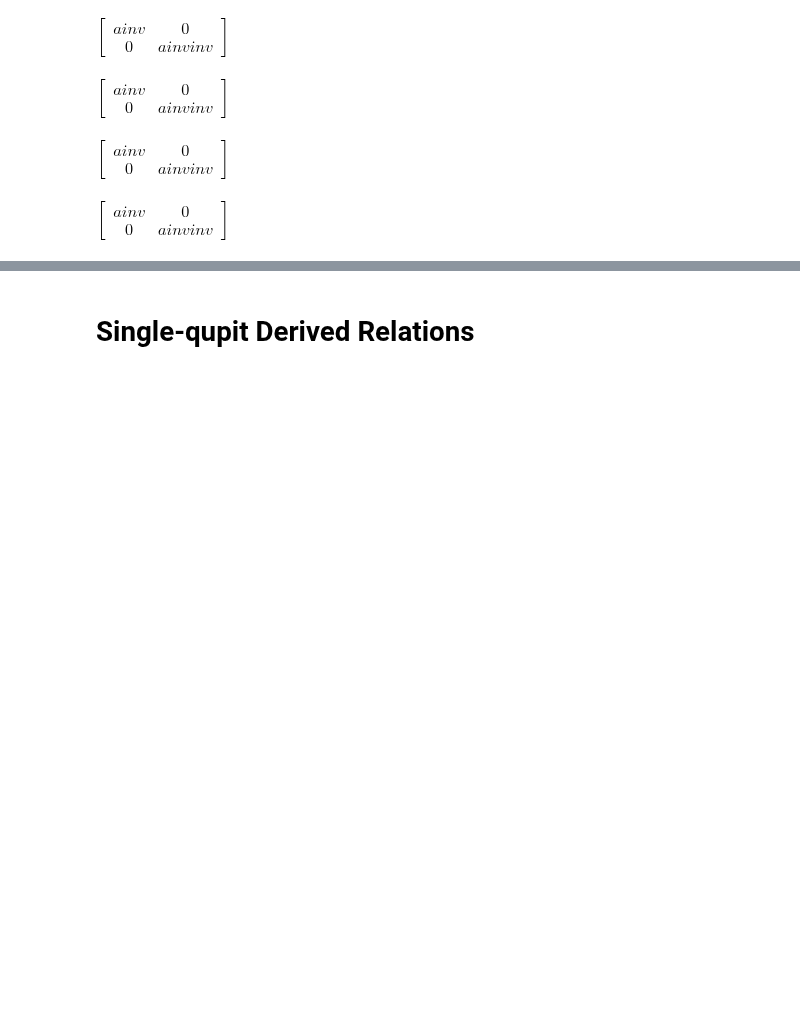
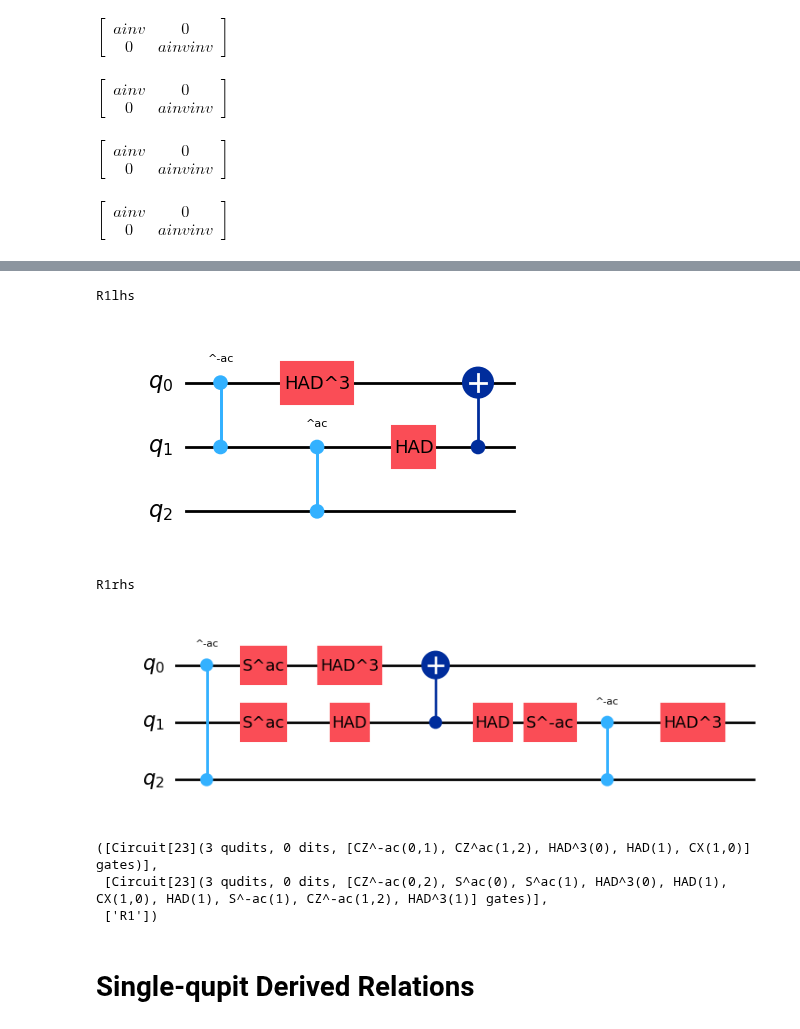
Before and after one commit to SarahMMMLi/QuditClifford, a Jupyter notebook: notebooks/DerivedRelations-Soundness.ipynb, the cells around one changed output, grey strips where cells are left out. Drawn from its saved outputs; the diff is of its cells as text; code cells hidden in the pictures; blank space fills up the shorter version.

Commit message:
Added confirmed derived relations

```diff
--- a/notebooks/DerivedRelations-Soundness.ipynb
+++ b/notebooks/DerivedRelations-Soundness.ipynb
@@ -54,7 +57,7 @@ def symbolic_inverse(x):
     return x**(-1)
 # %%
 # # --- Define symbolic parameters ---
-a, b, c, d, ab, binv, binvinv, ainv, ainvinv, g, aminus1, ginv, t, tinv = symbols("a b c d ab binv binvinv ainv ainvinv g aminus1 ginv t tinv")
+a, b, c, d, ab, binv, binvinv, ainv, ainvinv, g, aminus1, ginv, t, tinv, ac = symbols("a b c d ab binv binvinv ainv ainvinv g aminus1 ginv t tinv ac")
 
 params = [
     (a, ainv),
@@ -66,11 +69,12 @@ params = [
     (ainv, ainvinv),
     (g, ginv),
     (aminus1, symbolic_inverse(aminus1)),
-    (t, tinv)
+    (t, tinv),
+    (ac, symbolic_inverse(ac))
 ]
 
-extra_relations = [ab - a * b, binvinv - b, ainvinv - a, aminus1 - (a - 1)]
-extra_gens = [ab, binv, binvinv, ainv, ainvinv, aminus1]
+extra_relations = [ab - a * b, binvinv - b, ainvinv - a, aminus1 - (a - 1), ac - a * c]
+extra_gens = [ab, binv, binvinv, ainv, ainvinv, aminus1, ac]
 # %%
 """Modules with tools for representing qudit Clifford matrices as symplectic matrices.
 We are ignoring phases everywhere, and so everything is 'up to Paulis'.
@@ -528,0 +584,5 @@ $\displaystyle \left[\begin{matrix}ainv & 0\\0 & ainvinv\end{matrix}\right]$
+# %%
+primes = [3, 5, 7, 11, 13, 19, 23, 31, 37]
+save_to_path = "./derived-relations"
+
+run_all_derived_relations(primes, save_to_path, params, generate_int_relations, extra_relations, extra_gens)
@@ -529,3 +607,13 @@ $\displaystyle \left[\begin{matrix}ainv & 0\\0 & ainvinv\end{matrix}\right]$
+# %%
+generate_int_relations(23)
+# %% [output]
+R1lhs
+[figure, added]
+R1rhs
+[figure, added]
+([Circuit[23](3 qudits, 0 dits, [CZ^-ac(0,1), CZ^ac(1,2), HAD^3(0), HAD(1), CX(1,0)] gates)],
+ [Circuit[23](3 qudits, 0 dits, [CZ^-ac(0,2), S^ac(0), S^ac(1), HAD^3(0), HAD(1), CX(1,0), HAD(1), S^-ac(1), CZ^-ac(1,2), HAD^3(1)] gates)],
+ ['R1'])
 # %% [markdown]
 # Single-qupit Derived Relations
 # %%
```
Also changed, not shown: parts of 12 cells of this notebook, 13 other files.
